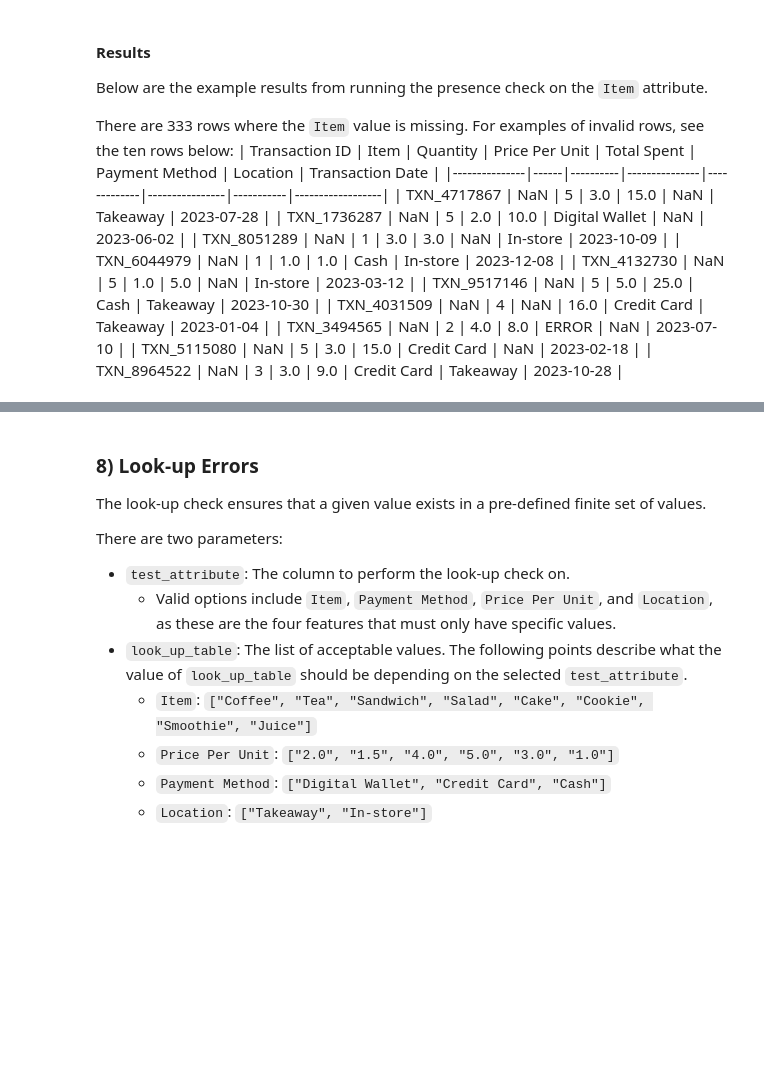
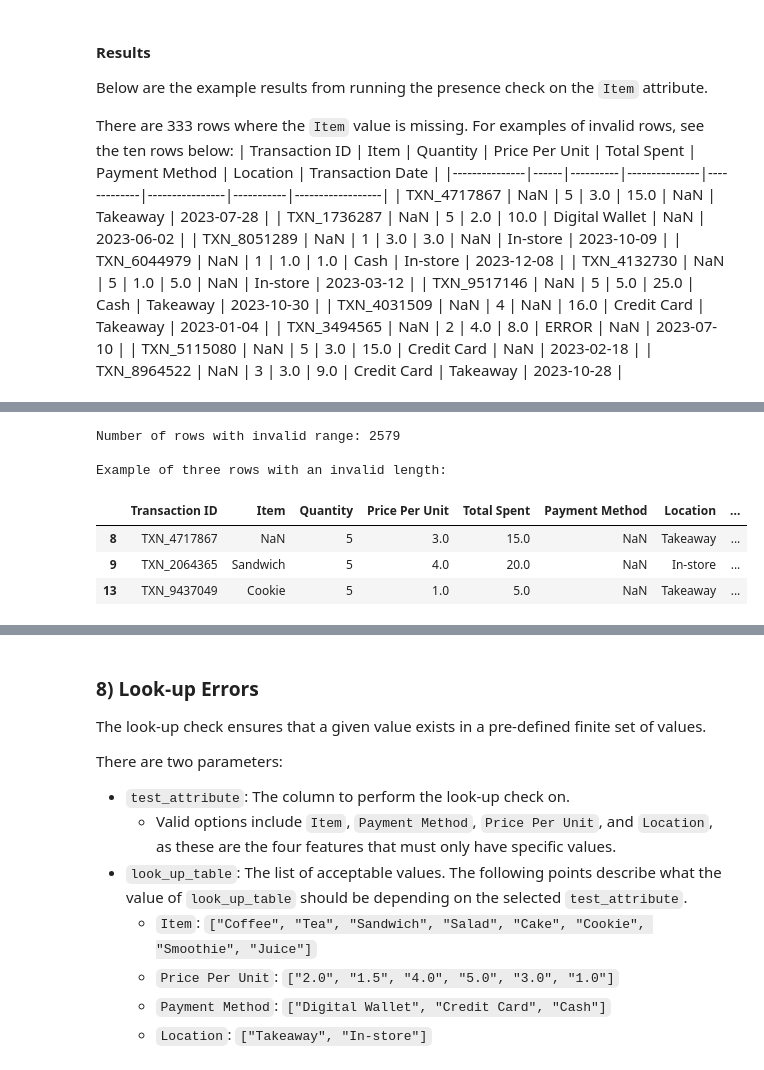
Before and after one commit to Natasa127/CSI4142-A2, a Jupyter notebook: Validity.ipynb, the cells around one changed output, grey strips where cells are left out. Cells and saved outputs as stored; diff of their text form; code cells hidden in the pictures; blank space fills up the shorter version.

Commit message:
Length Check

```diff
--- a/Validity.ipynb
+++ b/Validity.ipynb
@@ -455,0 +468,46 @@ There are 333 rows where the `Item` value is missing. For examples of invalid ro
+# %%
+# Parameters to be edited by the user
+
+# Valid attributes for the length check
+attributes = ["Transaction ID", "Item", "Payment Method", "Location", "Transaction Date"]
+
+# Attribute selection
+test_attribute = "Payment Method"
+
+# Minimum value of the length
+minimum = 4 # Cash
+
+# Maximum value of the length
+maximum = 14 # Digital Wallet
+# %%
+# Error check
+
+# Evaluates a single value's length against the given valid range of lengths
+def length_filter(value, minimum_length, maximum_length):
+    if pd.isna(value) or not isinstance(value, str):
+        return False
+    return minimum_length <= len(value) <= maximum_length
+
+# Apply the function to the test attribute, setting out of range length values to True
+invalid_length = sales[test_attribute].apply(
+    lambda attribute: not length_filter(attribute, minimum, maximum)
+)
+
+# Save the invalid rows
+invalid_length_df = sales.loc[invalid_length]
+
+# Print the number of rows with a length value outside of the given valid length range for the designated attribute
+initial_invalid_count = invalid_length.sum()
+print(f"Number of rows with invalid range: {initial_invalid_count}\n")
+
+# Display the first 3 rows with a length value outside of the given valid length range for the designated attribute
+print("Example of three rows with an invalid length:")
+invalid_length_df.head(3)
+# %% [output]
+Number of rows with invalid range: 2579
+
+Example of three rows with an invalid length:
+|  | Transaction ID | Item | Quantity | Price Per Unit | Total Spent | Payment Method | Location | ... |
+| 8 | TXN_4717867 | NaN | 5 | 3.0 | 15.0 | NaN | Takeaway | ... |
+| 9 | TXN_2064365 | Sandwich | 5 | 4.0 | 20.0 | NaN | In-store | ... |
+| 13 | TXN_9437049 | Cookie | 5 | 1.0 | 5.0 | NaN | Takeaway | ... |
```
Also changed, not shown: parts of 5 cells of this notebook.
